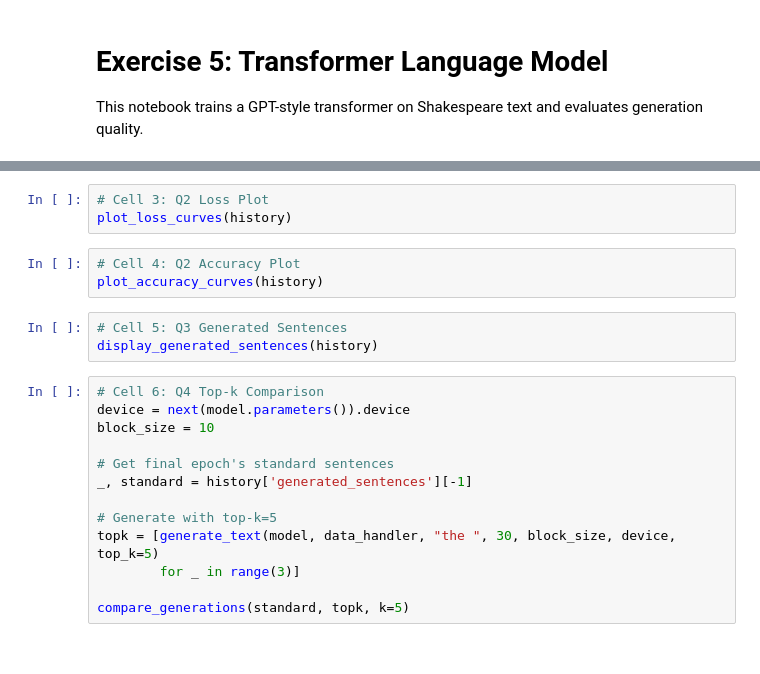
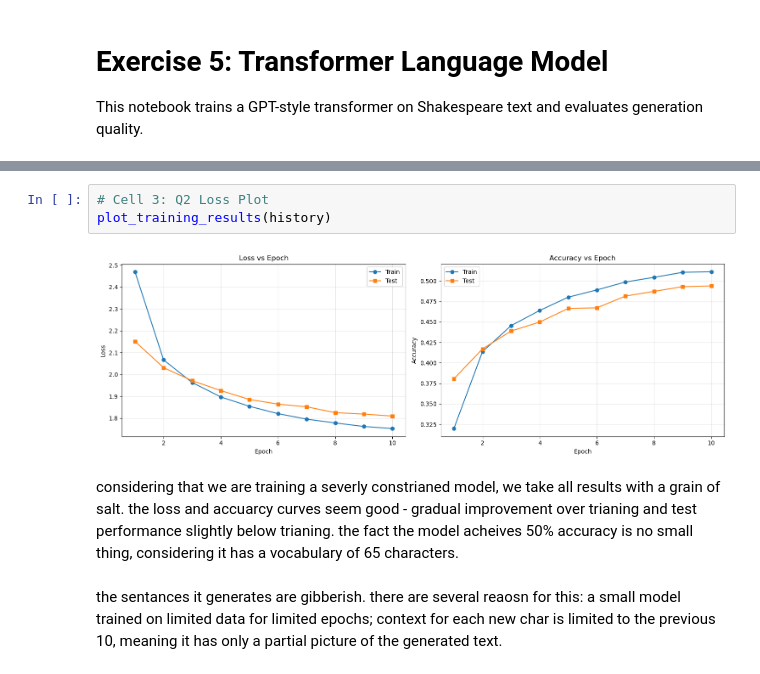
Before and after one commit to Jesse3141/IML_2025, a Jupyter notebook: ex_5/ex5_transformer.ipynb, the cells around one changed output, grey strips where cells are left out. Drawn from its saved outputs; the diff is of its cells as text.

```diff
--- a/ex_5/ex5_transformer.ipynb
+++ b/ex_5/ex5_transformer.ipynb
@@ -20,22 +112,9 @@ model, data_handler, history = run_training(epochs=10, verbose=True)
 # %%
 # Cell 3: Q2 Loss Plot
-plot_loss_curves(history)
+plot_training_results(history)
+# %% [output]
+[figure, added]
-# %%
-# Cell 4: Q2 Accuracy Plot
-plot_accuracy_curves(history)
-# %%
-# Cell 5: Q3 Generated Sentences
-display_generated_sentences(history)
-# %%
-# Cell 6: Q4 Top-k Comparison
-device = next(model.parameters()).device
-block_size = 10
-
-# Get final epoch's standard sentences
-_, standard = history['generated_sentences'][-1]
-
-# Generate with top-k=5
-topk = [generate_text(model, data_handler, "the ", 30, block_size, device, top_k=5)
-        for _ in range(3)]
-
-compare_generations(standard, topk, k=5)
+# %% [markdown]
+considering that we are training a severly constrianed model, we take all results with a grain of salt. the loss and accuarcy curves seem good - gradual improvement over trianing and test performance slightly below trianing. the fact the model acheives 50% accuracy is no small thing, considering it has a vocabulary of 65 characters.
+# %% [markdown]
+the sentances it generates are gibberish. there are several reaosn for this: a small model trained on limited data for limited epochs; context for each new char is limited to the previous 10, meaning it has only a partial picture of the generated text.
```
Also changed, not shown: parts of 6 cells of this notebook, 4 other files.
